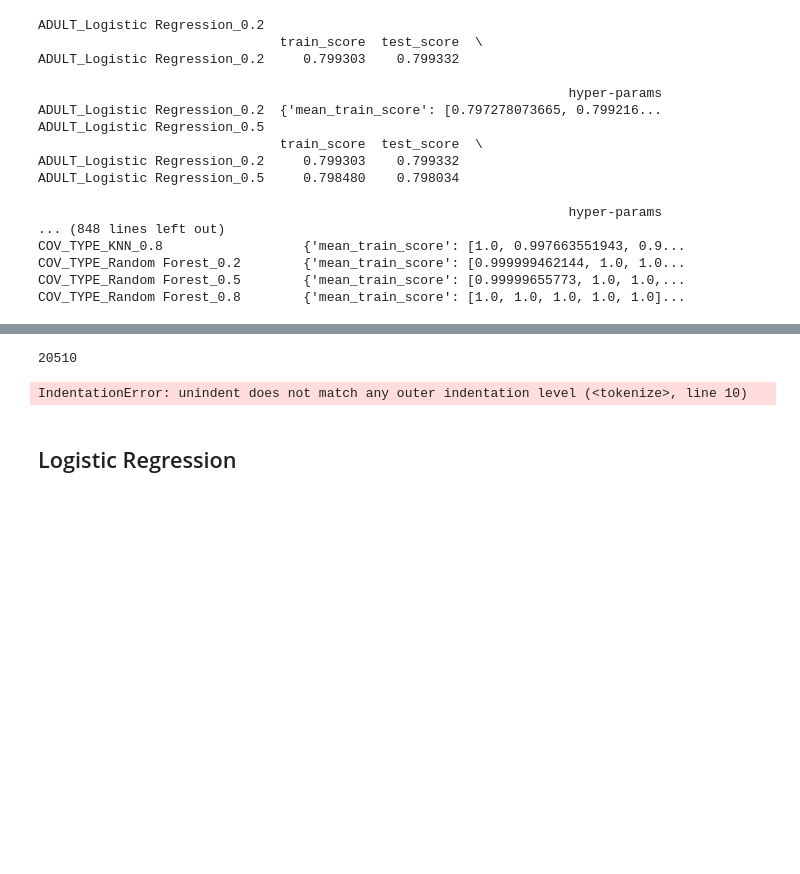
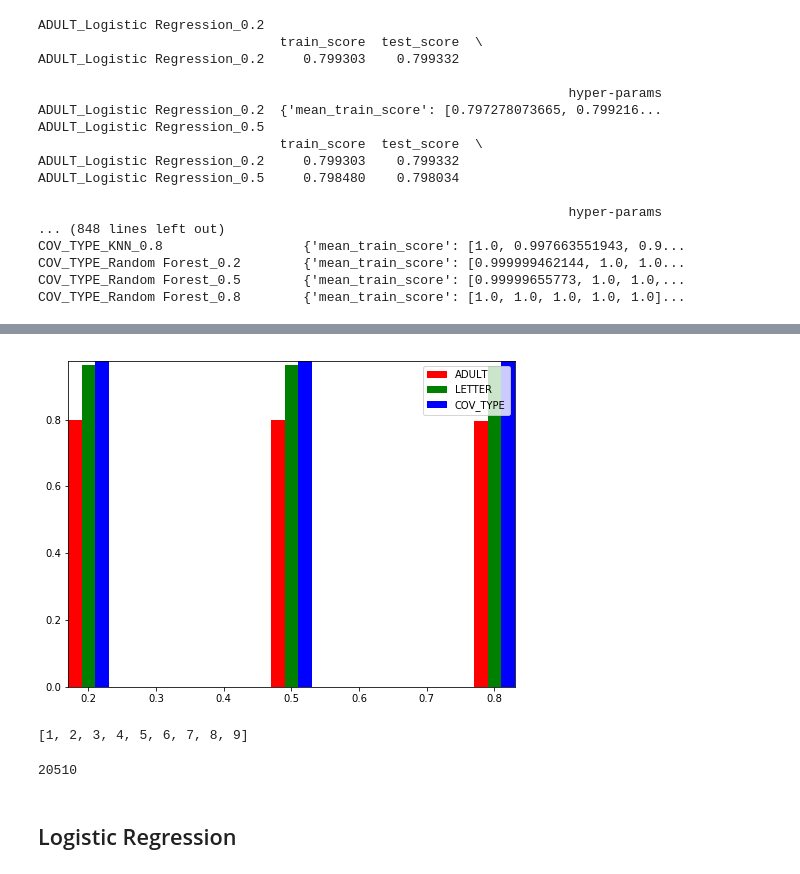
Before and after one commit to hal009/hal009.github.io, a Jupyter notebook: content/COGS118a/files/FinalProject/FinalProject.ipynb, the cells around one changed output, grey strips where cells are left out. Cells and saved outputs as stored; diff of their text form; code cells hidden in the pictures; blank space fills up the shorter version.

```diff
--- a/content/COGS118a/files/FinalProject/FinalProject.ipynb
+++ b/content/COGS118a/files/FinalProject/FinalProject.ipynb
@@ -335,22 +480,24 @@ COV_TYPE_Random Forest_0.8        {'mean_train_score': [1.0, 1.0, 1.0, 1.0, 1.0]
+# %%
+v1 = results[results.index.str.contains('ADULT_Logistic Regression')]['train_score'].values
+v2 = results[results.index.str.contains('LETTER_Logistic Regression')]['train_score'].values
+v3 = results[results.index.str.contains('COV_TYPE_Logistic Regression')]['train_score'].values
+plt.figure(figsize=(8,6))
+plt.bar(np.array(splits)-0.02, v1, width=0.02, color='r', label='ADULT')
+plt.bar(np.array(splits), v2, width=0.02, color='g', label='LETTER')
+plt.bar(np.array(splits)+0.02, v3, width=0.02, color='b', label='COV_TYPE')
+plt.legend(loc="best")
+plt.autoscale(tight=True)
+plt.show()
+# %% [output]
+[figure, added]
+# %%
+print(get_values(results.loc['ADULT_KNN_0.2', 'hyper-params']['params']))
+# %% [output]
+[1, 2, 3, 4, 5, 6, 7, 8, 9]
 # %%
 len(df_covtype[df_covtype[54] == 1])
 # %% [output]
 20510
-# %%
- for df_name, df in zip(df_names, dfs):
-    print("Dataset: " + df_name)
-    print("...")
-    df = df.sample(frac=1) # Shuffle the data
-    X, Y = get_X_and_Y(df_covtype)
-    for name, clf in zip(clf_names, clfs):
-            print("\t \t Running Classifier: " + name)
-            print(run_clf(clf, X_train, Y_train, X_test, Y_test))
-            print("...")
-        for split in splits:
-            print("\t Test Split: " + str(split))
-            X_train, X_test, Y_train, Y_test = train_test_split(X, Y, test_size=split)
-# %% [output]
-IndentationError: unindent does not match any outer indentation level (<tokenize>, line 10)
 # %% [markdown]
 ## Logistic Regression
 # %%
```
Also changed, not shown: parts of 10 cells of this notebook.
